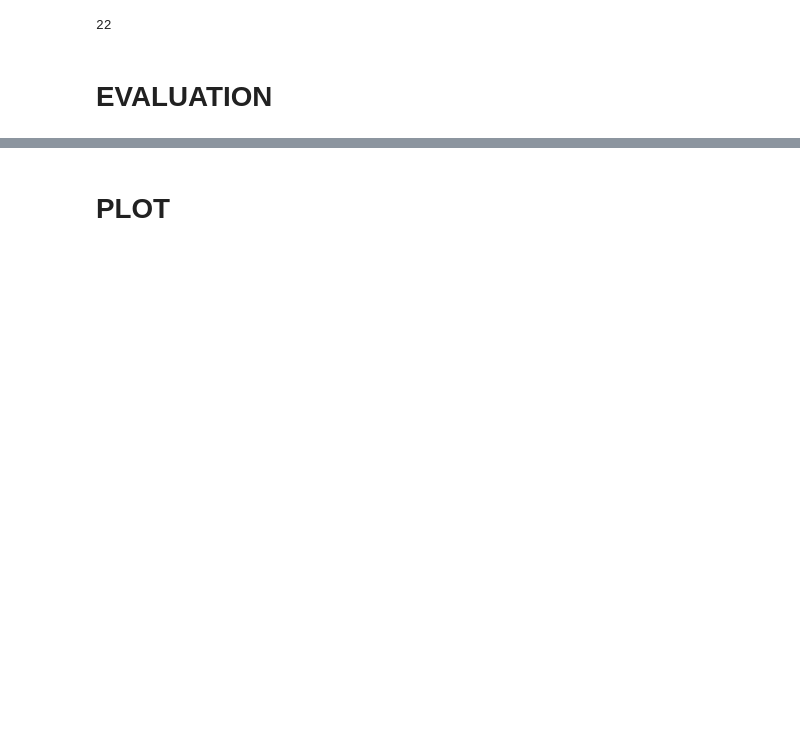
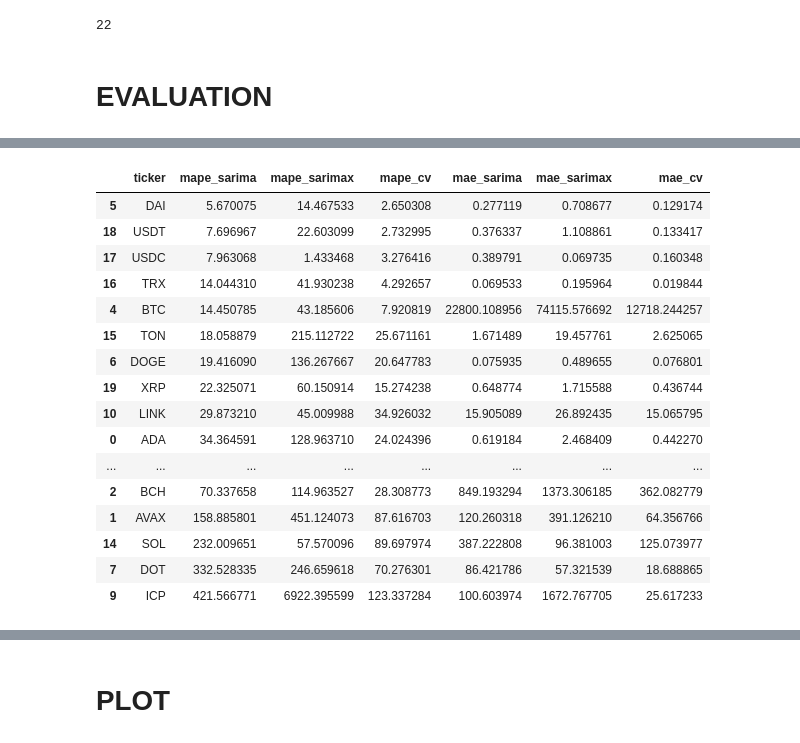
Before and after one commit to k3ybladewielder/crypto_forecast, a Jupyter notebook: notebooks/crypto_forecast.ipynb, the cells around one changed output, grey strips where cells are left out. Saved outputs shown, nothing was run; the diff lists cells and outputs as text; code cells hidden in the pictures; blank space fills up the shorter version.

```diff
--- a/notebooks/crypto_forecast.ipynb
+++ b/notebooks/crypto_forecast.ipynb
@@ -1229,13 +1300,16 @@ df_forecast_results.to_parquet("../content/drive/MyDrive/01 - Projetos/crypto_fo
 # %% [markdown]
 # EVALUATION
 # %%
+import warnings
+warnings.filterwarnings('ignore')
+
 from sklearn.metrics import mean_absolute_error
 
 df_metrics = []
 
 for ticker, params in tqdm(best_params_dict.items()):
     df_uni = df.fillna(0).copy()
-    df_uni = df_uni[df_uni[ticker] > 0][[target]].copy()
+    df_uni = df_uni[df_uni[ticker] > 0][[ticker]].copy()
 
     train_size = len(df_uni) - 8
     train, test = df_uni[:train_size], df_uni[train_size:]
@@ -1250,24 +1324,26 @@ for ticker, params in tqdm(best_params_dict.items()):
     train = train.sort_index()
 
     # Ajustar o modelo SARIMAX aos dados de treinamento
-    model = SARIMAX(train[target], order=BEST_ORDER, seasonal_order=BEST_SEASONAL_ORDER) #, freq="MS")
-    res = model.fit()
+    model = SARIMAX(train[ticker], order=BEST_ORDER, seasonal_order=BEST_SEASONAL_ORDER) #, freq="MS")
+    res = model.fit(disp=False)
 
     # Fazer previsões in-sample para o conjunto de teste
     forecast_in_sample = res.predict(start=len(train), end=len(df_uni)-1, dynamic=False)
 
     # Calculando MAPE
-    actual_values = test[target].values
+    actual_values = test[ticker].values
     mape_in_sample_sarima = np.mean(np.abs((actual_values - forecast_in_sample) / actual_values)) * 100
 
     # Calculando MAE
-    mae_in_sample_sarima = mean_absolute_error(test[target].values, forecast_in_sample)
+    mae_in_sample_sarima = mean_absolute_error(test[ticker].values, forecast_in_sample)
 
     # Armazenar métricas em uma lista
     metrics_dict = {
         "ticker": ticker,
         "best_order": BEST_ORDER,
         "seasonal_order": BEST_SEASONAL_ORDER,
+        "model": "SARIMA",
+        "strategy": "HOLD OUT",
         "mape": mape_in_sample_sarima,
         "mae": mae_in_sample_sarima
     }
@@ -1297,0 +1588,6 @@ df_metrics.sort_values(by="mape")
+# %%
+df_metrics.rename(columns={"mape": "mape_sarima", "mae": "mae_sarima"}).head()
+df_metrics_copy = df_metrics.rename(columns={"mape": "mape_sarima", "mae": "mae_sarima"})
+# %%
+df_exometrics.rename(columns={"mape": "mape_sarimax", "mae": "mae_sarimax"}).head()
+df_exometrics_copy = df_exometrics.rename(columns={"mape": "mape_sarimax", "mae": "mae_sarimax"})
@@ -1297,0 +1605,24 @@ df_metrics.sort_values(by="mape")
+# %%
+cols_to_drop = ["model", "best_order", "seasonal_order", "strategy"]
+df_all_metrics = df_metrics_copy.drop(cols_to_drop, axis=1).merge(df_exometrics_copy.drop(cols_to_drop, axis=1))
+df_all_metrics = df_all_metrics.merge(df_xmetrics.drop(["MODEL", "best_order", "seasonal_order", "strategy"], axis=1))
+df_all_metrics = df_all_metrics.sort_values(by="mape_sarima")[["ticker",	"mape_sarima", "mape_sarimax", "mape_cv", "mae_sarima", "mae_sarimax",		"mae_cv"]].dropna()
+df_all_metrics
+# %% [output]
+|  | ticker | mape_sarima | mape_sarimax | mape_cv | mae_sarima | mae_sarimax | mae_cv |
+| 5 | DAI | 5.670075 | 14.467533 | 2.650308 | 0.277119 | 0.708677 | 0.129174 |
+| 18 | USDT | 7.696967 | 22.603099 | 2.732995 | 0.376337 | 1.108861 | 0.133417 |
+| 17 | USDC | 7.963068 | 1.433468 | 3.276416 | 0.389791 | 0.069735 | 0.160348 |
+| 16 | TRX | 14.044310 | 41.930238 | 4.292657 | 0.069533 | 0.195964 | 0.019844 |
+| 4 | BTC | 14.450785 | 43.185606 | 7.920819 | 22800.108956 | 74115.576692 | 12718.244257 |
+| 15 | TON | 18.058879 | 215.112722 | 25.671161 | 1.671489 | 19.457761 | 2.625065 |
+| 6 | DOGE | 19.416090 | 136.267667 | 20.647783 | 0.075935 | 0.489655 | 0.076801 |
+| 19 | XRP | 22.325071 | 60.150914 | 15.274238 | 0.648774 | 1.715588 | 0.436744 |
+| 10 | LINK | 29.873210 | 45.009988 | 34.926032 | 15.905089 | 26.892435 | 15.065795 |
+| 0 | ADA | 34.364591 | 128.963710 | 24.024396 | 0.619184 | 2.468409 | 0.442270 |
+| ... | ... | ... | ... | ... | ... | ... | ... |
+| 2 | BCH | 70.337658 | 114.963527 | 28.308773 | 849.193294 | 1373.306185 | 362.082779 |
+| 1 | AVAX | 158.885801 | 451.124073 | 87.616703 | 120.260318 | 391.126210 | 64.356766 |
+| 14 | SOL | 232.009651 | 57.570096 | 89.697974 | 387.222808 | 96.381003 | 125.073977 |
+| 7 | DOT | 332.528335 | 246.659618 | 70.276301 | 86.421786 | 57.321539 | 18.688865 |
+| 9 | ICP | 421.566771 | 6922.395599 | 123.337284 | 100.603974 | 1672.767705 | 25.617233 |
```
Also changed, not shown: parts of 25 cells of this notebook, 4 other files.
